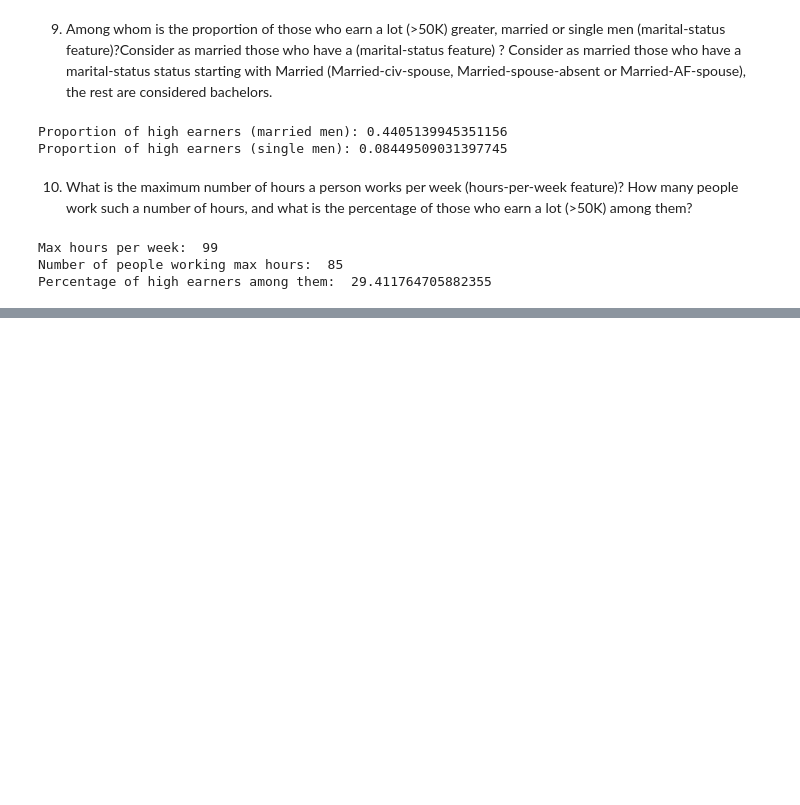
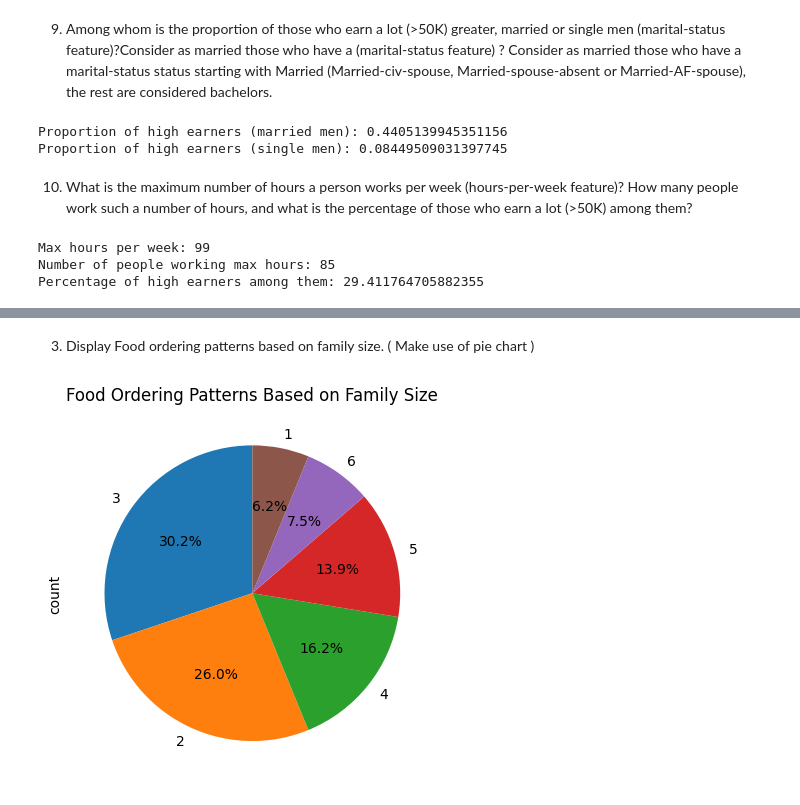
Before and after one commit to Chetana10r/Python_for_DS, a Jupyter notebook: Assign3_Pandas.ipynb, the cells around one changed output, grey strips where cells are left out. Saved outputs shown, nothing was run; the diff lists cells and outputs as text; code cells hidden in the pictures; blank space fills up the shorter version.

```diff
--- a/Assign3_Pandas.ipynb
+++ b/Assign3_Pandas.ipynb
@@ -163,0 +497,22 @@ Percentage of high earners among them:  29.411764705882355
+# %% [markdown]
+3. Display Food ordering patterns based on family size. ( Make use of pie
+chart )
+# %%
+import pandas as pd
+import matplotlib.pyplot as plt
+
+# Count food orders based on family size
+family_size_counts = data["Family size"].value_counts()
+
+# Plot the pie chart
+family_size_counts.plot.pie(
+    autopct='%1.1f%%',
+    labels=family_size_counts.index,
+    startangle=90
+)
+
+# Add title
+plt.title("Food Ordering Patterns Based on Family Size")
+plt.show()
+# %% [output]
+[figure, added]
```
Also changed, not shown: parts of 50 cells of this notebook, 2 other files.
